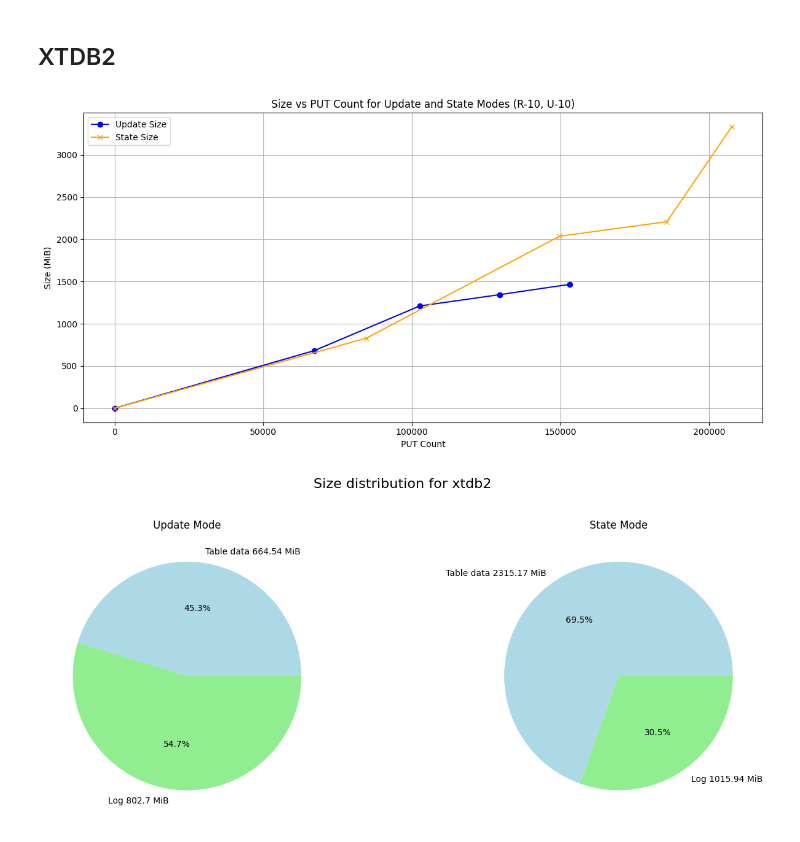
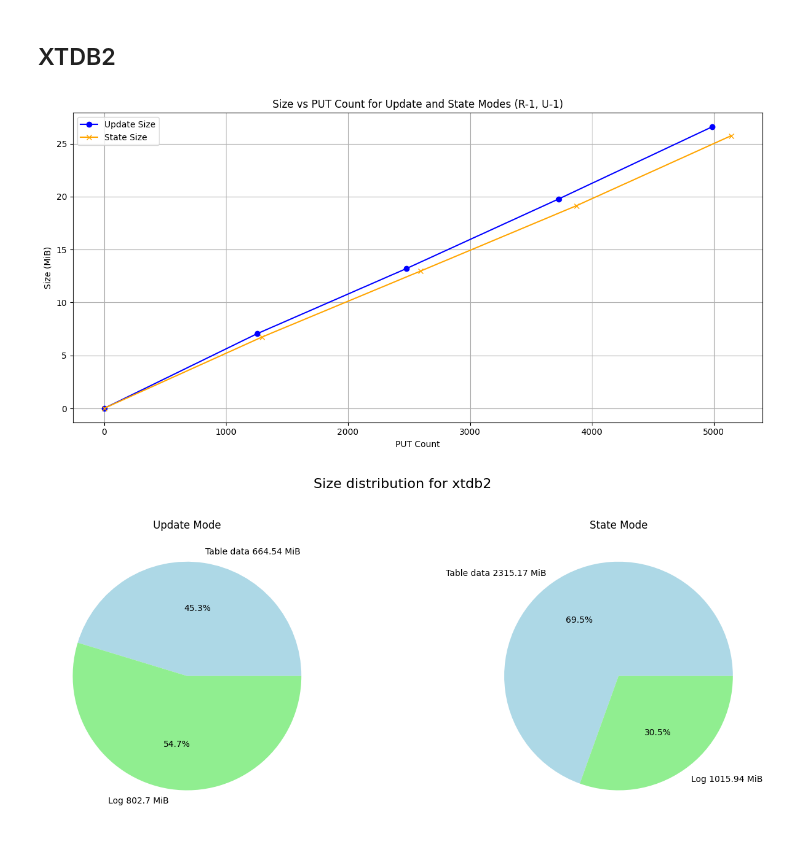
Before and after one commit to DinisSousa2003/api-kevel-mock, a Jupyter notebook: analysis.ipynb, the cells around one changed output. Cells and saved outputs as stored; diff of their text form; code cells hidden in the pictures.

```diff
--- a/analysis.ipynb
+++ b/analysis.ipynb
@@ -248,28 +248,28 @@ plt.show()
 ## XTDB2
 # %%
 database = "xtdb2"
-users = 10
-rate = 10
+users = 1
+rate = 1
 
 diff_path = make_path(database, "diff", TIME, GPT, NOW, users, rate)
 state_path = make_path(database, "state", TIME, GPT, NOW, users, rate)
 
 diff_data = load_all_data(diff_path)
 state_data = load_all_data(state_path)
 
 # Plotting the data - I want the PUT count on the x-axis and the size on the y-axis
 plt.figure(figsize=(12, 6))
 plt.plot(diff_data['ALL PUT'], diff_data['total_size'], label='Update Size', color='blue', marker='o')
 plt.plot(state_data['ALL PUT'], state_data['total_size'], label='State Size', color='orange', marker='x')
 plt.xlabel('PUT Count')
 plt.ylabel('Size (MiB)')
 plt.title(f'Size vs PUT Count for Update and State Modes (R-{rate}, U-{users})')
 plt.legend()
 plt.grid()
 plt.tight_layout()
 plt.show()
 # %% [output]
-[figure, old version]
+[figure, new version]
 # %%
 # Pie chart for space occupied
 
```
Also changed, not shown: parts of 6 cells of this notebook, 24 other files.
